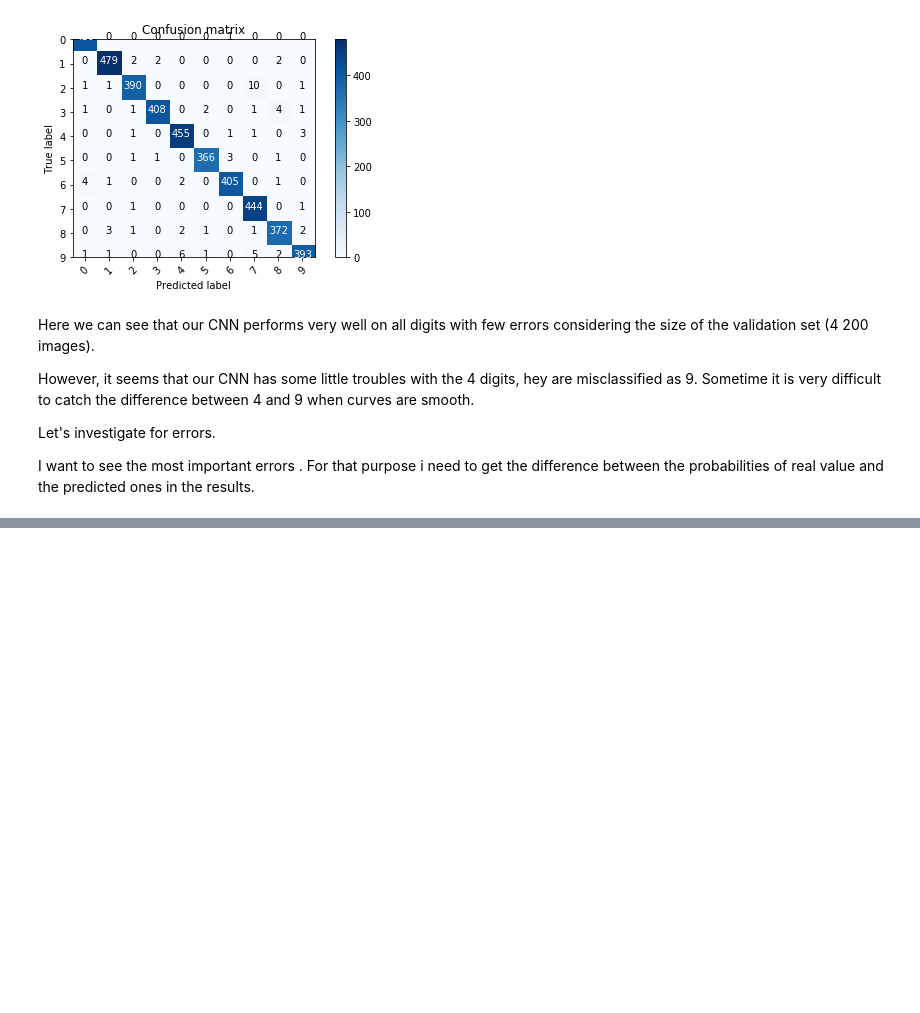
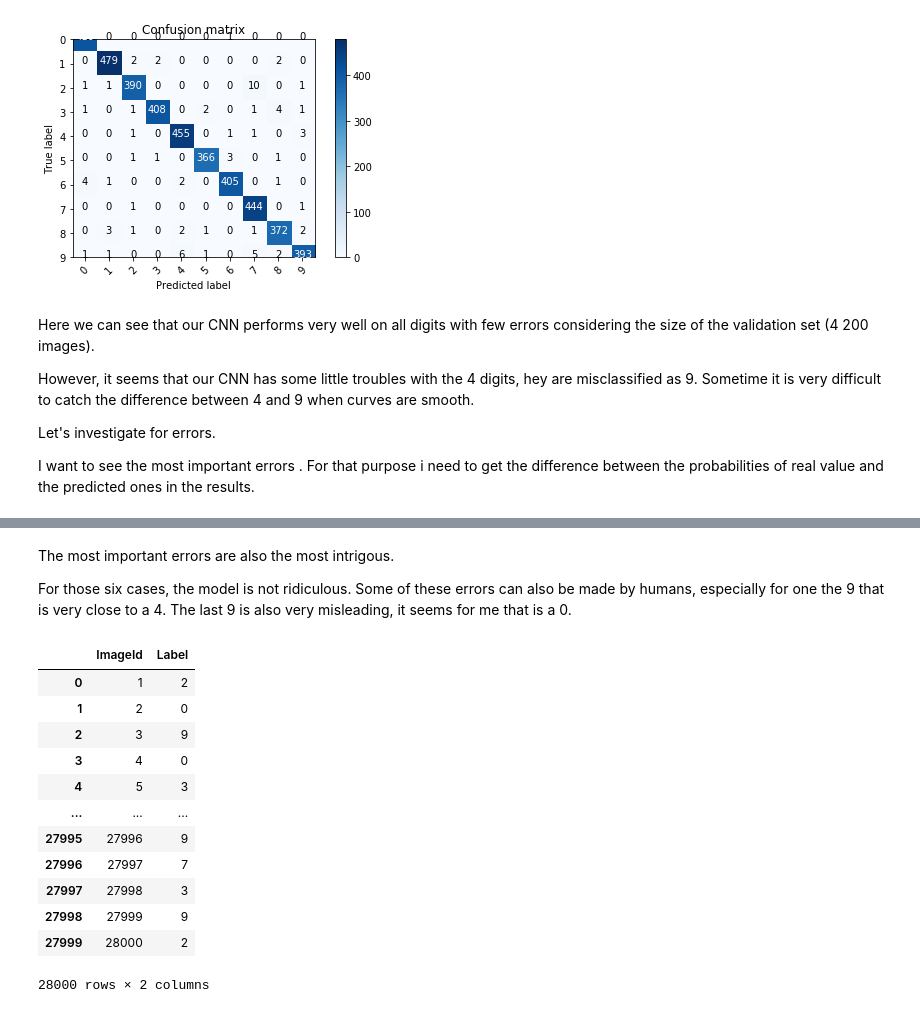
Before and after one commit to dae-han/deep_learning_digit_recognizer, a Jupyter notebook: trial_1.ipynb, the cells around one changed output, grey strips where cells are left out. Saved outputs shown, nothing was run; the diff lists cells and outputs as text; code cells hidden in the pictures; blank space fills up the shorter version.

```diff
--- a/trial_1.ipynb
+++ b/trial_1.ipynb
@@ -419,0 +463,30 @@ I want to see the most important errors . For that purpose i need to get the dif
+# %% [markdown]
+The most important errors are also the most intrigous.
+
+For those six cases, the model is not ridiculous. Some of these errors can also be made by humans, especially for one the 9 that is very close to a 4. The last 9 is also very misleading, it seems for me that is a 0.
+# %%
+# predict results
+results = model.predict(test)
+
+# select the indix with the maximum probability
+results = np.argmax(results,axis = 1)
+
+results = pd.Series(results,name="Label")
+# %%
+submission = pd.concat([pd.Series(range(1,28001),name = "ImageId"),results],axis = 1)
+# %%
+submission
+# %% [output]
+|  | ImageId | Label |
+| 0 | 1 | 2 |
+| 1 | 2 | 0 |
+| 2 | 3 | 9 |
+| 3 | 4 | 0 |
+| 4 | 5 | 3 |
+| ... | ... | ... |
+| 27995 | 27996 | 9 |
+| 27996 | 27997 | 7 |
+| 27997 | 27998 | 3 |
+| 27998 | 27999 | 9 |
+| 27999 | 28000 | 2 |
+28000 rows × 2 columns
```
Also changed, not shown: parts of 4 cells of this notebook.
